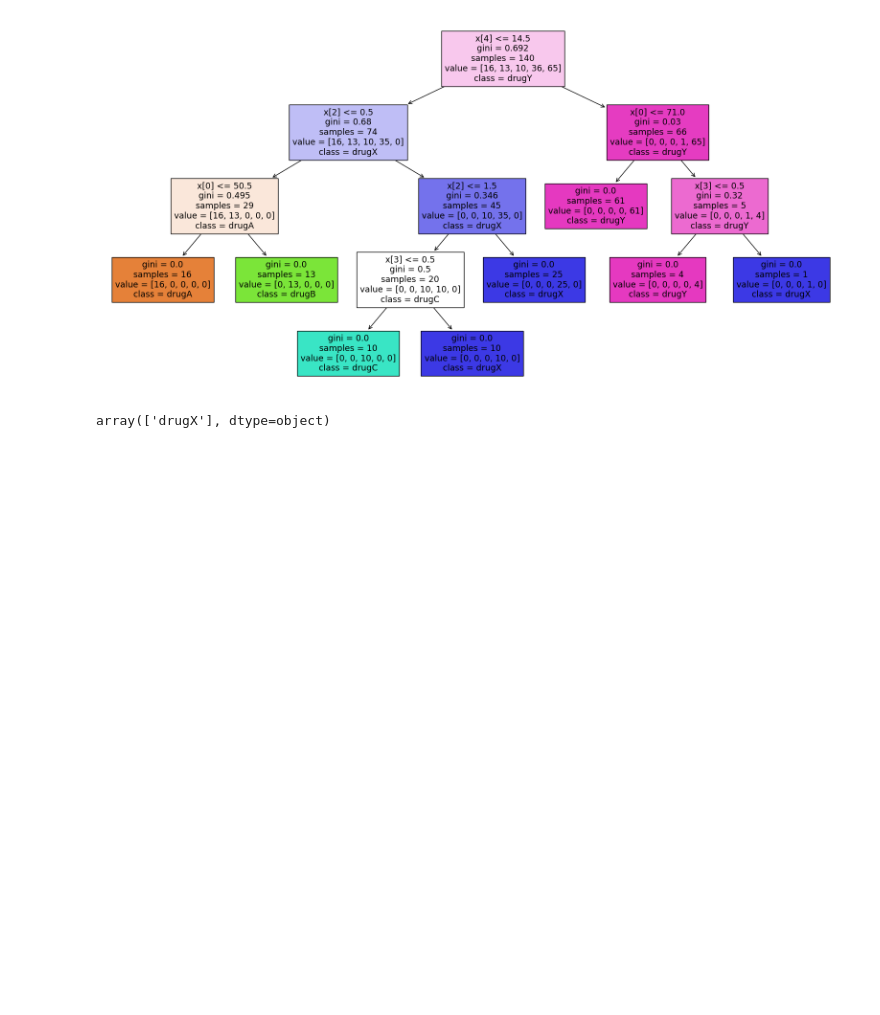
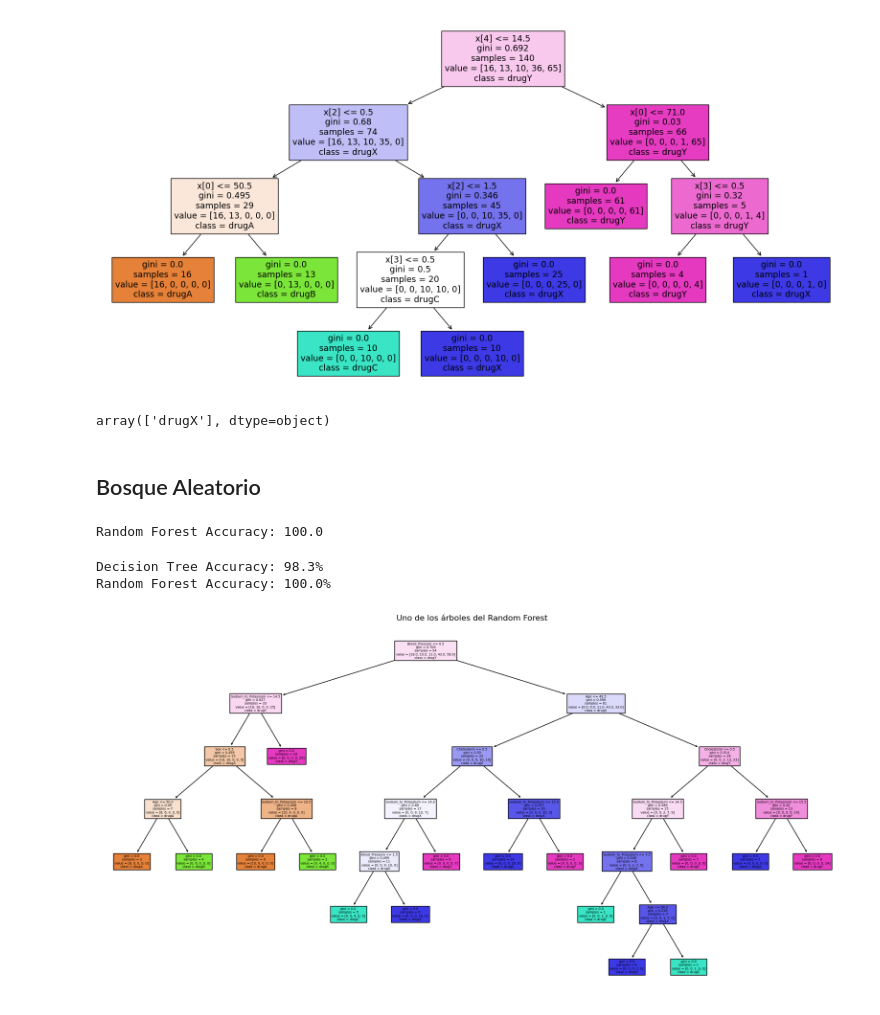
Before and after one commit to aliciagilmatute/Machine-Learning-supervised-, a Jupyter notebook: Árboles y bosques/ARBOLES_Y_BOSQUES_aleatorios.ipynb, the cells around one changed output. Saved outputs shown, nothing was run; the diff lists cells and outputs as text; code cells hidden in the pictures; blank space fills up the shorter version.

Commit message:
update archivo Árboles y Bosques Aleatorios

```diff
--- a/Árboles y bosques/ARBOLES_Y_BOSQUES_aleatorios.ipynb
+++ b/Árboles y bosques/ARBOLES_Y_BOSQUES_aleatorios.ipynb
@@ -136,3 +138,5 @@ y_pred = clf.predict(X.reshape(1, -1))
 y_pred
 # %% [output]
 array(['drugX'], dtype=object)
+# %% [markdown]
+## Bosque Aleatorio
@@ -138,0 +145,28 @@ array(['drugX'], dtype=object)
+# %%
+# Entrenamos el modelo Random Forest
+rf_clf = RandomForestClassifier(n_estimators=100, random_state=42)
+rf_clf.fit(X_train, y_train)
+
+# Precisión del modelo Random Forest
+rf_accuracy = rf_clf.score(X_test, y_test)
+print("Random Forest Accuracy:", round(rf_accuracy*100,1))
+# %% [output]
+Random Forest Accuracy: 100.0
+# %%
+# Comparación de Precisión entre Modelos
+print(f"Decision Tree Accuracy: {round(accuracy*100,1)}%")
+print(f"Random Forest Accuracy: {round(rf_accuracy*100,1)}%")
+# %% [output]
+Decision Tree Accuracy: 98.3%
+Random Forest Accuracy: 100.0%
+# %%
+# Mostramos uno de los árboles del bosque (por ejemplo, el primero)
+plt.figure(figsize=(20, 10))
+plot_tree(rf_clf.estimators_[0],
+          feature_names=input.columns,
+          class_names=np.unique(y_train),
+          filled=True)
+plt.title("Uno de los árboles del Random Forest")
+plt.show()
+# %% [output]
+[figure, added]
```
Also changed, not shown: parts of 3 cells of this notebook.
